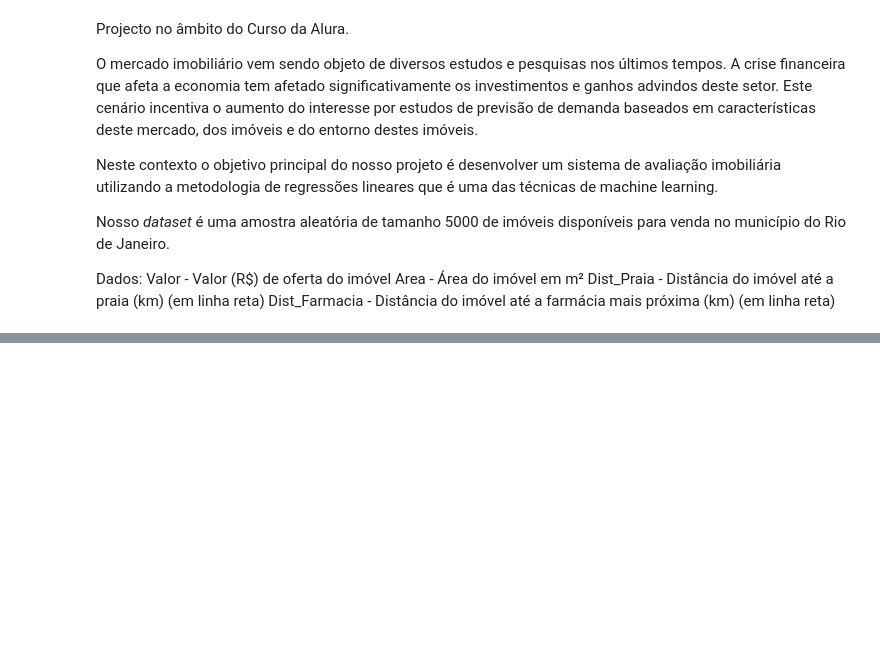
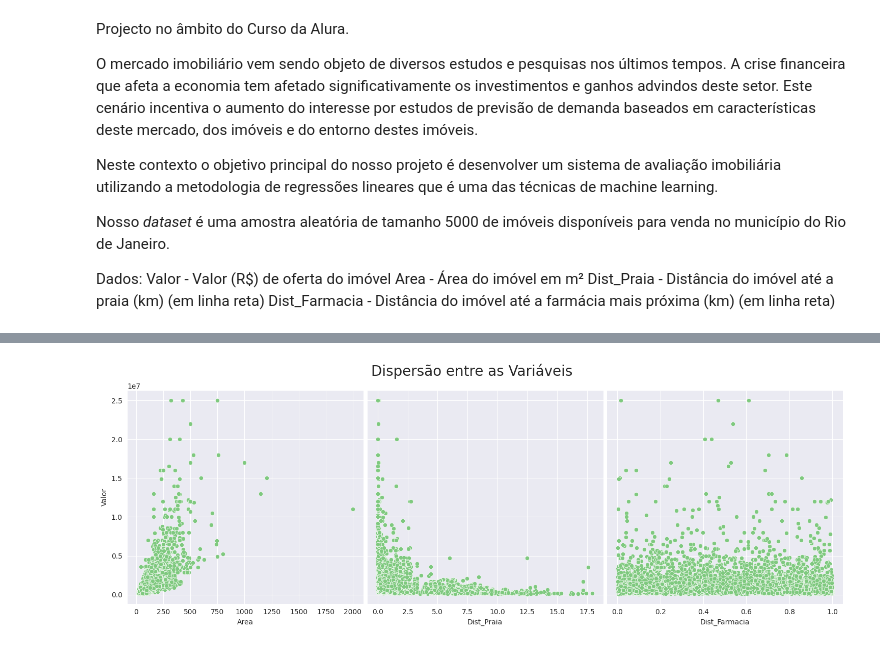
Before and after one commit to Gcango/Regressao_Linear_Tecnicas_Modelagem, a Jupyter notebook: Regressao_Tecnica_modelagem.ipynb, the cells around one changed output, grey strips where cells are left out. Saved outputs shown, nothing was run; the diff lists cells and outputs as text; code cells hidden in the pictures; blank space fills up the shorter version.

```diff
--- a/Regressao_Tecnica_modelagem.ipynb
+++ b/Regressao_Tecnica_modelagem.ipynb
@@ -21,0 +110,6 @@ import seaborn as sns
+# %%
+ax = sns.pairplot(dados, y_vars='Valor', x_vars=['Area', 'Dist_Praia', 'Dist_Farmacia'], height=5)
+ax.fig.suptitle('Dispersão entre as Variáveis', fontsize=20, y=1.05)
+ax;
+# %% [output]
+[figure, added]
```
Also changed, not shown: parts of 17 cells of this notebook.
